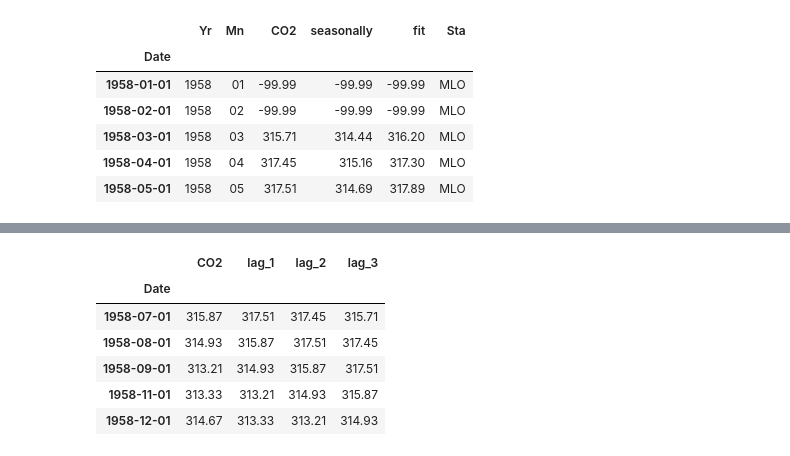
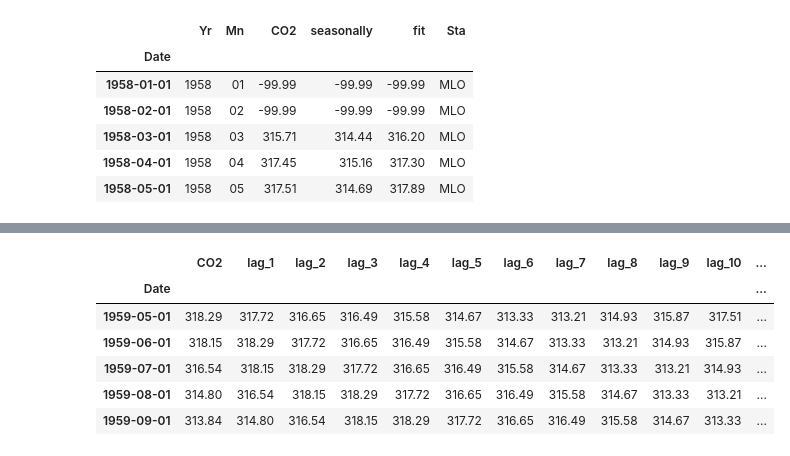
Before and after one commit to LethalDriver/Time-Series-Analysis-Lab, a Jupyter notebook: Lab8.ipynb, the cells around one changed output, grey strips where cells are left out. Saved outputs shown, nothing was run; the diff lists cells and outputs as text; code cells hidden in the pictures.

```diff
--- a/Lab8.ipynb
+++ b/Lab8.ipynb
@@ -8,12 +11,12 @@ import matplotlib.pyplot as plt
 # %%
-df = pd.read_csv("datasets/monthly_in_situ_co2_mlo.csv")
-df.columns = df.columns.str.strip()
-df.drop([0, 1], inplace=True)
-df = df.loc[:,~df.columns.duplicated()]
-df.drop('Date', axis=1, inplace=True)
-df['Date'] = pd.to_datetime(df[['Yr', 'Mn']].rename(columns={'Yr': 'year', 'Mn': 'month'}).assign(day=1))
-df.set_index('Date', inplace=True)
-df.head()
+orig_df = pd.read_csv("datasets/monthly_in_situ_co2_mlo.csv")
+orig_df.columns = orig_df.columns.str.strip()
+orig_df.drop([0, 1], inplace=True)
+orig_df = orig_df.loc[:,~orig_df.columns.duplicated()]
+orig_df.drop('Date', axis=1, inplace=True)
+orig_df['Date'] = pd.to_datetime(orig_df[['Yr', 'Mn']].rename(columns={'Yr': 'year', 'Mn': 'month'}).assign(day=1))
+orig_df.set_index('Date', inplace=True)
+orig_df.head()
 # %% [output]
 |  | Yr | Mn | CO2 | seasonally | fit | Sta |
 | Date |  |  |  |  |  |  |
@@ -25,8 +30,7 @@ df.head()
 # %%
-series = df['CO2']
-series = pd.to_numeric(series, errors='coerce')
-series = series.loc[series != -99.99]
-series.head()
-series.plot()
+df = orig_df['CO2']
+df = pd.to_numeric(df, errors='coerce')
+df = df.loc[df != -99.99]
+df.plot()
 # %% [output]
 <Axes: xlabel='Date'>
@@ -34,21 +42,20 @@ series.plot()
 # %%
-def create_lagged_features(df, lag_count):
-    if isinstance(df, pd.Series):
-        df = df.to_frame()
+def create_lagged_features(series: pd.Series, lag_count: int):
     lagged_df = df.copy()
+    lagged_df['CO2'] = series
     for i in range(1, lag_count + 1):
-        lagged_df[f"lag_{i}"] = df.iloc[:, 0].shift(i)
+        lagged_df[f"lag_{i}"] = series.shift(i)
     return lagged_df
 
-lag_count = 3  # number of lags to use
+lag_count = 12
 lagged_df = create_lagged_features(series, lag_count)
 lagged_df.dropna(inplace=True)
 lagged_df.head()
 # %% [output]
-|  | CO2 | lag_1 | lag_2 | lag_3 |
-| Date |  |  |  |  |
-| 1958-07-01 | 315.87 | 317.51 | 317.45 | 315.71 |
-| 1958-08-01 | 314.93 | 315.87 | 317.51 | 317.45 |
-| 1958-09-01 | 313.21 | 314.93 | 315.87 | 317.51 |
-| 1958-11-01 | 313.33 | 313.21 | 314.93 | 315.87 |
-| 1958-12-01 | 314.67 | 313.33 | 313.21 | 314.93 |
+|  | CO2 | lag_1 | lag_2 | lag_3 | lag_4 | lag_5 | lag_6 | lag_7 | lag_8 | lag_9 | lag_10 | ... |
+| Date |  |  |  |  |  |  |  |  |  |  |  | ... |
+| 1959-05-01 | 318.29 | 317.72 | 316.65 | 316.49 | 315.58 | 314.67 | 313.33 | 313.21 | 314.93 | 315.87 | 317.51 | ... |
+| 1959-06-01 | 318.15 | 318.29 | 317.72 | 316.65 | 316.49 | 315.58 | 314.67 | 313.33 | 313.21 | 314.93 | 315.87 | ... |
+| 1959-07-01 | 316.54 | 318.15 | 318.29 | 317.72 | 316.65 | 316.49 | 315.58 | 314.67 | 313.33 | 313.21 | 314.93 | ... |
+| 1959-08-01 | 314.80 | 316.54 | 318.15 | 318.29 | 317.72 | 316.65 | 316.49 | 315.58 | 314.67 | 313.33 | 313.21 | ... |
+| 1959-09-01 | 313.84 | 314.80 | 316.54 | 318.15 | 318.29 | 317.72 | 316.65 | 316.49 | 315.58 | 314.67 | 313.33 | ... |
```
Also changed, not shown: parts of 35 cells of this notebook, 1 other file.
